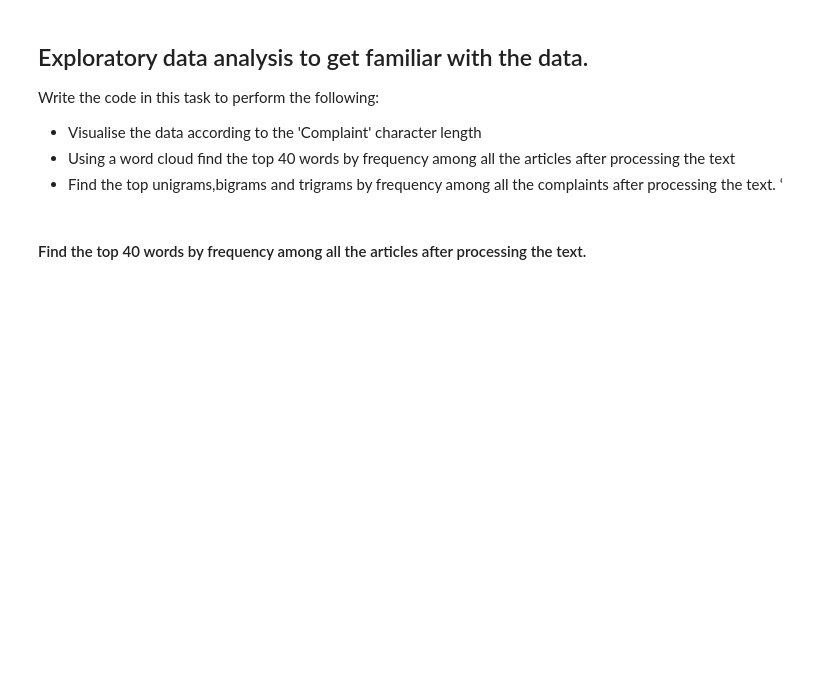
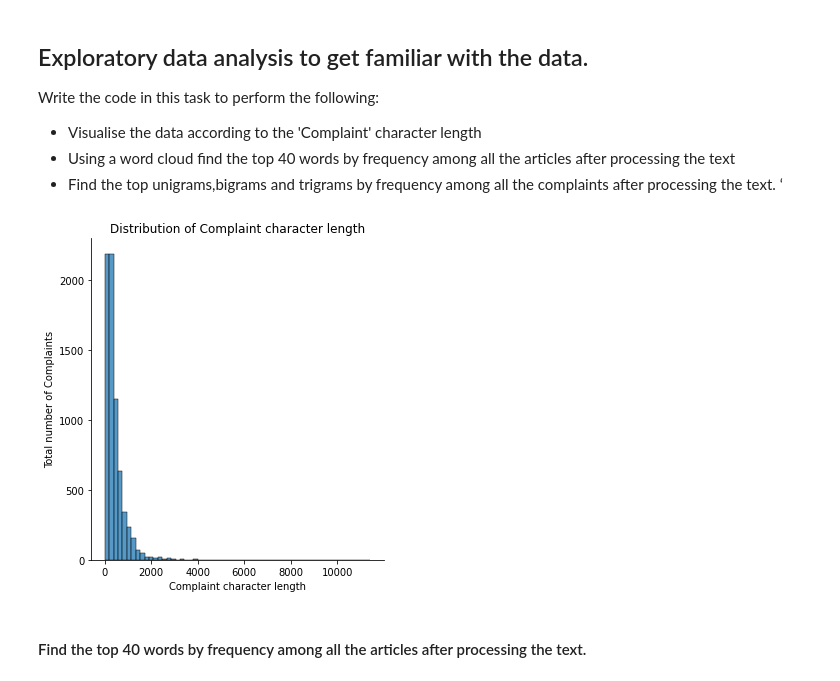
Before and after one commit to devimur2021/Automatic-Ticket-Classification-NLP, a Jupyter notebook: Automatic_Ticket_Classification_Assignment.ipynb, the cells around one changed output. Saved outputs shown, nothing was run; the diff lists cells and outputs as text; code cells hidden in the pictures; blank space fills up the shorter version.

```diff
--- a/Automatic_Ticket_Classification_Assignment.ipynb
+++ b/Automatic_Ticket_Classification_Assignment.ipynb
@@ -222,8 +228,6 @@ Index(['index', 'type', 'id', 'score', 'compliant_id', 'issue',
       dtype='object')
 # %%
 #Assign nan in place of blanks in the complaints column
-
-#df[df['complaint_what_happened'] == ''].index
-
-# Replace on single column
-df.complaint_what_happened.replace('',np.nan,regex = True,inplace=True)
+#df[df.loc[:, 'complaint_what_happened'] == '']
+df[df.loc[:, 'complaint_what_happened'] == ''] = np.nan
+df['complaint_what_happened']
@@ -230,6 +247,6 @@ df.complaint_what_happened.replace('',np.nan,regex = True,inplace=True)
 # %%
-#Remove all rows where complaints column is nan
-df.dropna(axis=0,inplace=True)
+#Remove all rows where complaints column is blank
+df.dropna(subset=['complaint_what_happened'],axis=0,inplace=True)
 print(df.info(verbose=True,show_counts=True))
 df.head(5)
 # %% [output]
@@ -270,6 +292,9 @@ Once you have removed all the blank complaints, you need to:
 Once you have done these cleaning operations you need to perform the following:
 * Lemmatize the texts
 * Extract the POS tags of the lemmatized text and remove all the words which have tags other than NN[tag == "NN"].
+# %%
+# Convert complaint_what_happened column to string for performing text operations
+df['complaint_what_happened'] = df['complaint_what_happened'].astype(str)
 # %%
 # Write your function here to clean the text and remove all the unnecessary elements.
 
@@ -316,11 +390,14 @@ df_clean
 #Write your function to extract the POS tags
 
 def pos_tag(text):
-  # write your code here
+    sent = []
+    blob = TextBlob(text)
+    sent = [word for (word,tag) in blob.tags if tag=='NN']
+    return " ".join(sent)
 
 
-
-df_clean["complaint_POS_removed"] =  #this column should contain lemmatized text with all the words removed which have tags other than NN[tag == "NN"].
+#This column should contain lemmatized text with all the words removed which have tags other than NN[tag == "NN"].
+df_clean["complaint_POS_removed"] =  df_clean['complaint_lemmatized'].apply(pos_tag)
 # %%
 #The clean dataframe should now contain the raw complaint, lemmatized complaint and the complaint after removing POS tags.
 df_clean
@@ -334,6 +429,16 @@ Write the code in this task to perform the following:
 *   Find the top unigrams,bigrams and trigrams by frequency among all the complaints after processing the text. ‘
 # %%
 # Write your code here to visualise the data according to the 'Complaint' character length
+
+char_len = [len(each_sent) for each_sent in df_clean['complaint_POS_removed']]
+
+sns.displot(char_len, kind='hist', bins=60)
+plt.xlabel("Complaint character length")
+plt.ylabel("Total number of Complaints")
+plt.title("Distribution of Complaint character length")
+plt.show()
+# %% [output]
+[figure, added]
 # %% [markdown]
 #### Find the top 40 words by frequency among all the articles after processing the text.
 # %%
```
Also changed, not shown: parts of 55 cells of this notebook.
